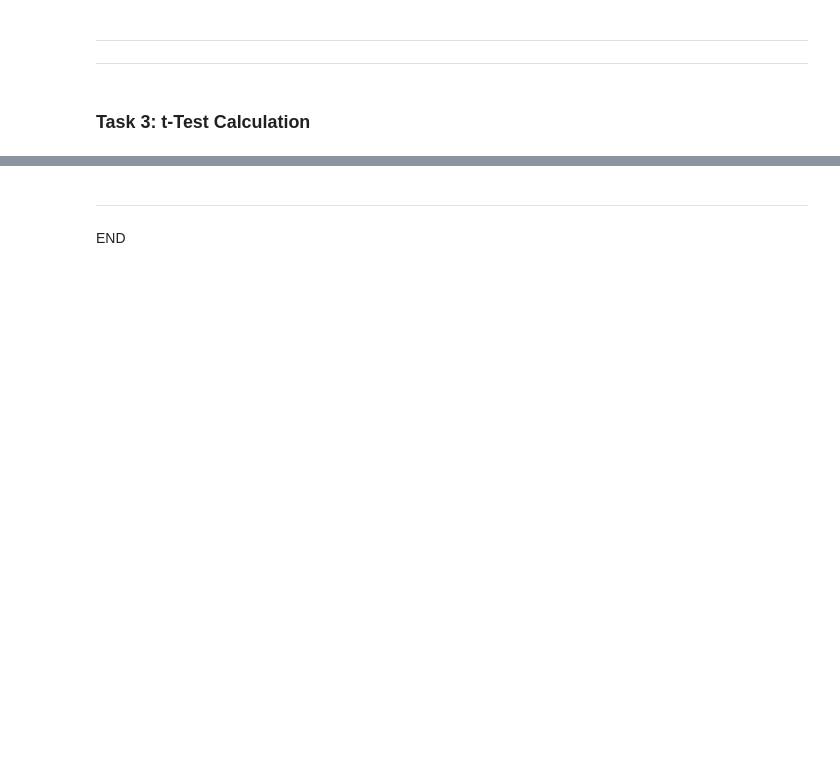
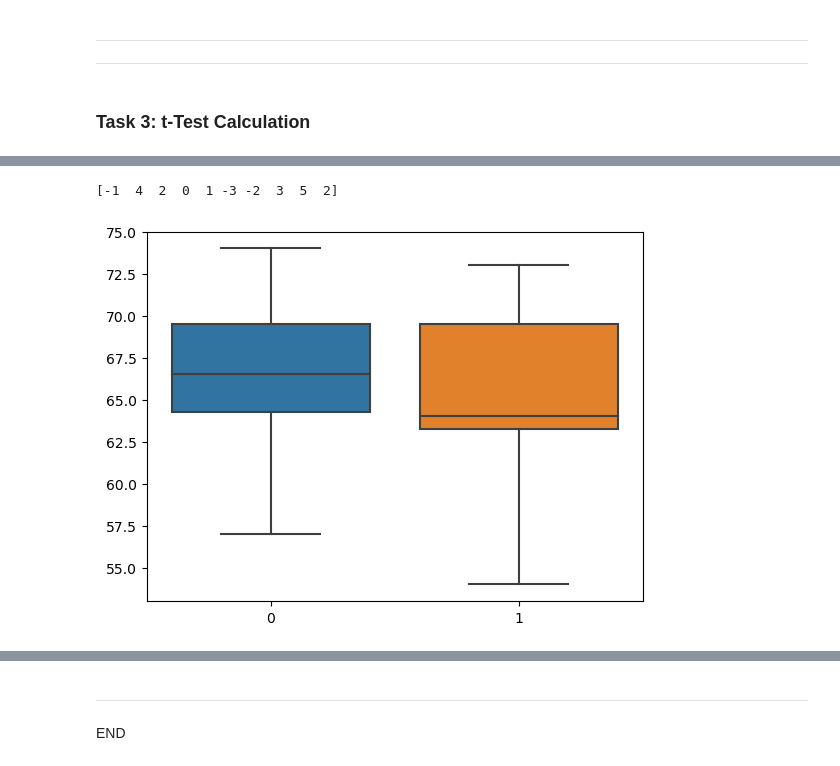
Before and after one commit to YuliiaKharchenko/applied_statistics, a Jupyter notebook: tasks.ipynb, the cells around one changed output, grey strips where cells are left out. Drawn from its saved outputs; the diff is of its cells as text; code cells hidden in the pictures; blank space fills up the shorter version.

```diff
--- a/tasks.ipynb
+++ b/tasks.ipynb
@@ -297,0 +357,4 @@ This visualization effectively shows how closely the sample data matches the exp
+# %%
+# Define the data.
+before = np.array([63, 68, 70, 64, 74, 67, 70, 57, 66, 65])
+after = np.array([64, 64, 68, 64, 73, 70, 72, 54, 61, 63])
@@ -297,0 +367,11 @@ This visualization effectively shows how closely the sample data matches the exp
+# %%
+# Calculate the differences.
+differences = before - after
+print(differences)
+# %% [output]
+[-1  4  2  0  1 -3 -2  3  5  2]
+# %%
+# Box plot.
+sns.boxplot(data=[before,after]);
+# %% [output]
+[figure, added]
```
Also changed, not shown: parts of 25 cells of this notebook.
